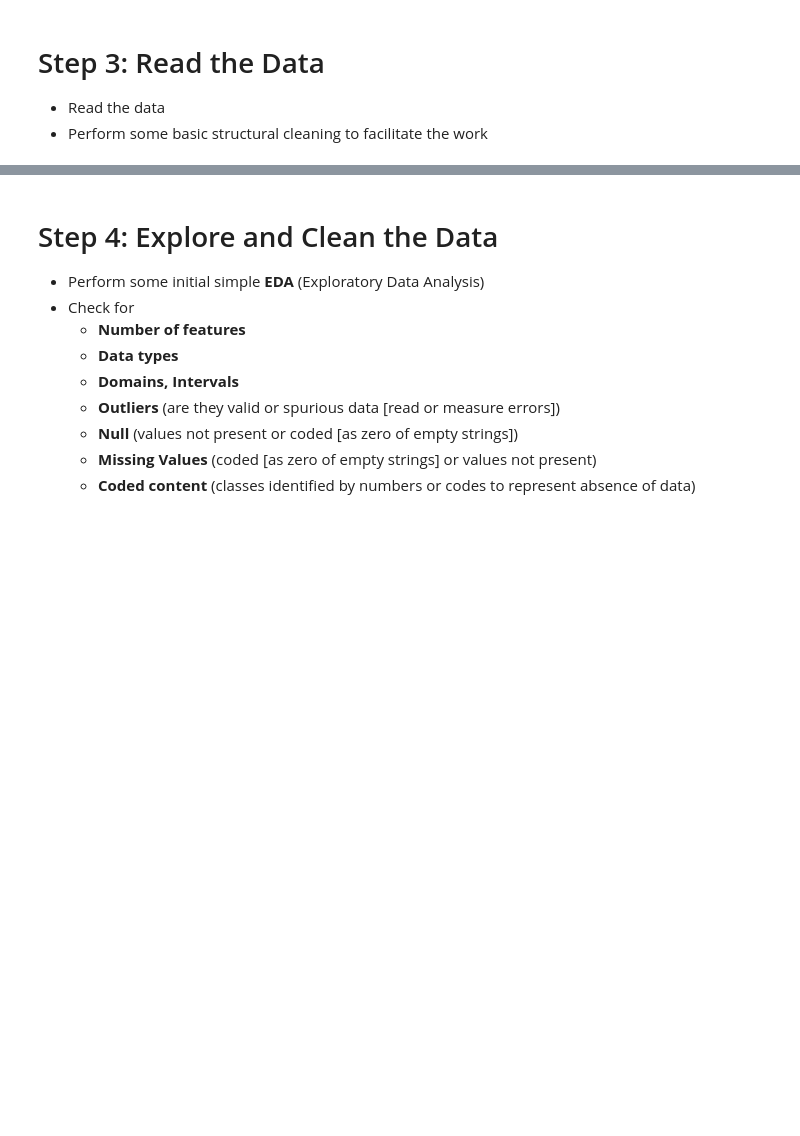
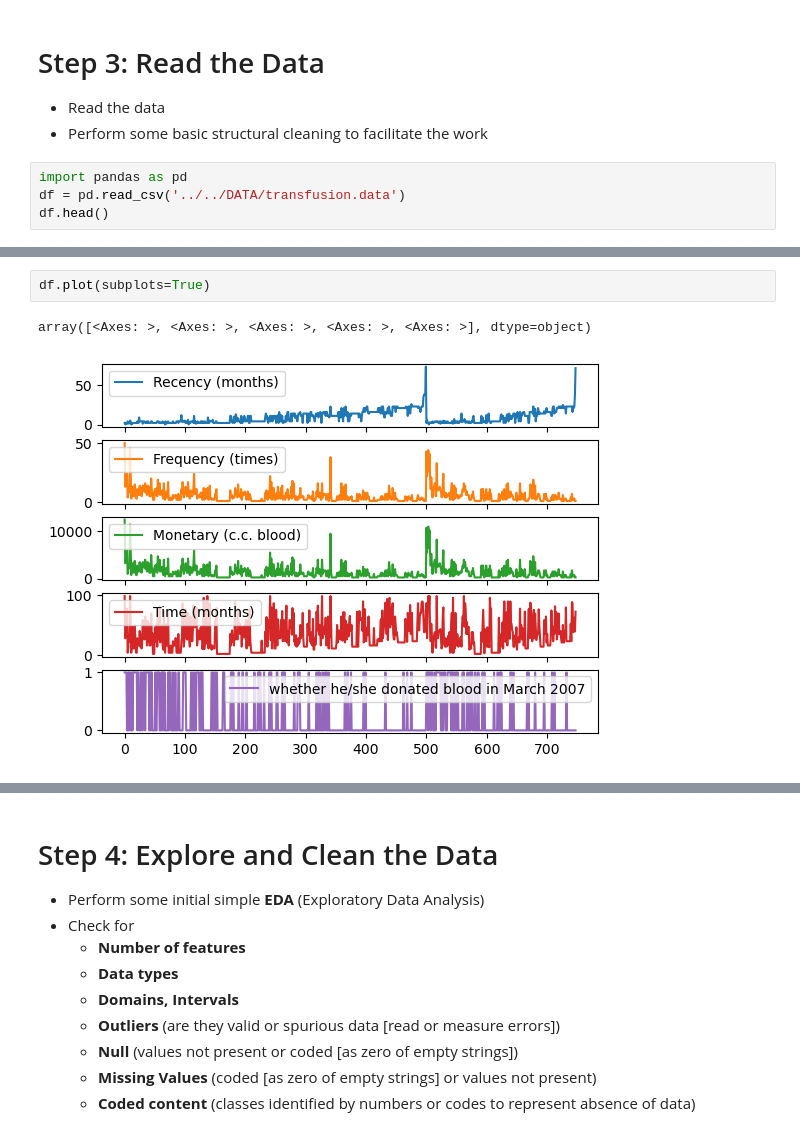
Before and after one commit to VeraLyu2022/iod, a Jupyter notebook: Module 7/Lab 7/IOD_Lab-7_1_1 - Decision Trees.ipynb, the cells around one changed output, grey strips where cells are left out. Cells and saved outputs as stored; diff of their text form; blank space fills up the shorter version.

```diff
--- a/Module 7/Lab 7/IOD_Lab-7_1_1 - Decision Trees.ipynb
+++ b/Module 7/Lab 7/IOD_Lab-7_1_1 - Decision Trees.ipynb
@@ -56,3 +56,7 @@ The [**UCI Machine Learning Repository**](https://archive.ics.uci.edu/ml/dataset
 # Step 3: Read the Data
 - Read the data
 - Perform some basic structural cleaning to facilitate the work
+# %%
+import pandas as pd
+df = pd.read_csv('../../DATA/transfusion.data')
+df.head()
@@ -58,0 +82,5 @@ The [**UCI Machine Learning Repository**](https://archive.ics.uci.edu/ml/dataset
+# %%
+df.plot(subplots=True)
+# %% [output]
+array([<Axes: >, <Axes: >, <Axes: >, <Axes: >, <Axes: >], dtype=object)
+[figure, added]
```
Also changed, not shown: parts of 20 cells of this notebook, 2 other files.
